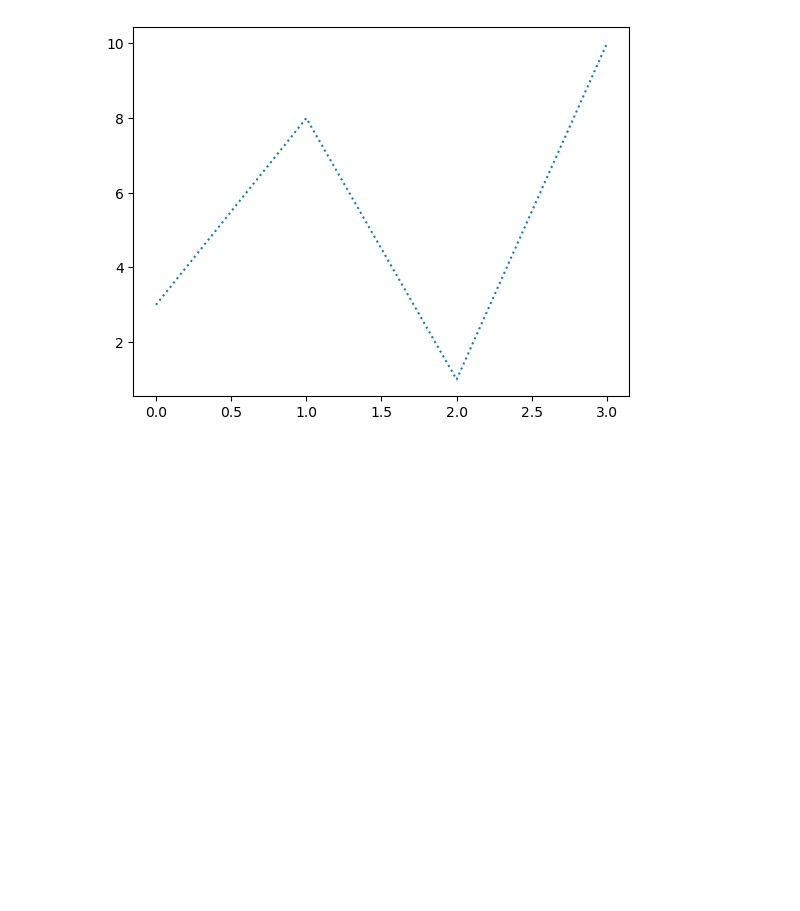
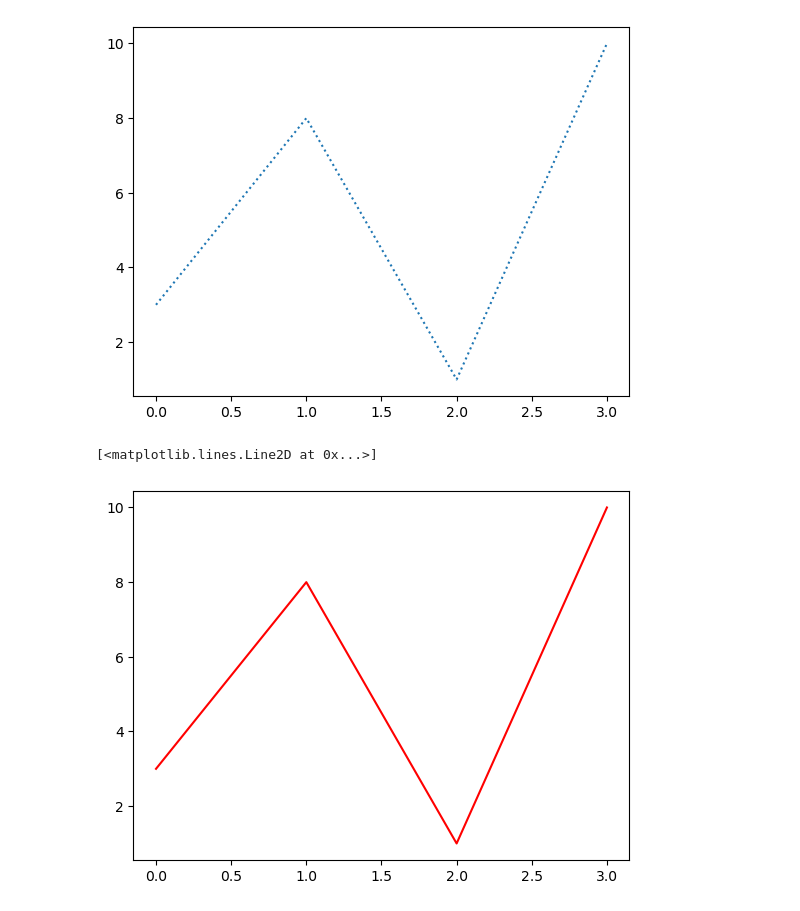
Before and after one commit to oliverjunior1/VS-Code, a Jupyter notebook: w3_treinamentos/Python/matplotlib/3_line.ipynb, the cells around one changed output. Drawn from its saved outputs; the diff is of its cells as text; code cells hidden in the pictures; blank space fills up the shorter version.

Commit message:
Matplotlib line

```diff
--- a/w3_treinamentos/Python/matplotlib/3_line.ipynb
+++ b/w3_treinamentos/Python/matplotlib/3_line.ipynb
@@ -20,3 +20,8 @@ plt.plot(ypoints, ls=':')
 # %% [output]
 [<matplotlib.lines.Line2D at 0x...>]
 [figure]
+# %%
+plt.plot(ypoints, color='r')
+# %% [output]
+[<matplotlib.lines.Line2D at 0x...>]
+[figure, added]
```
